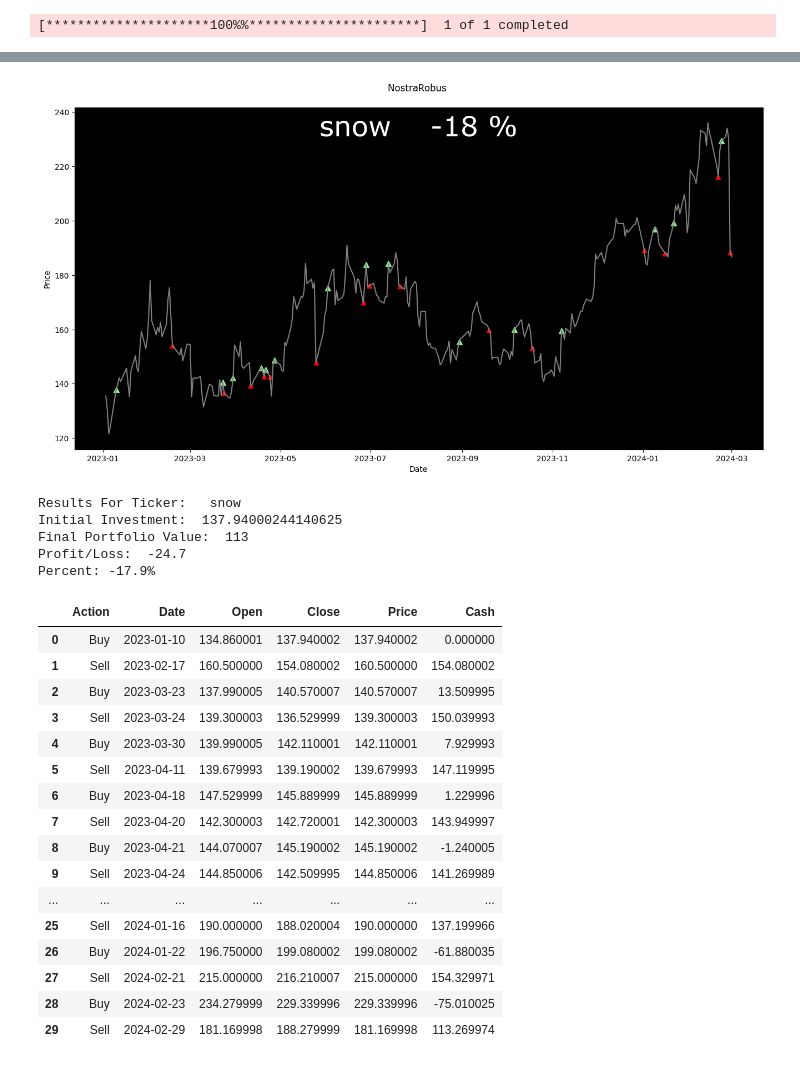
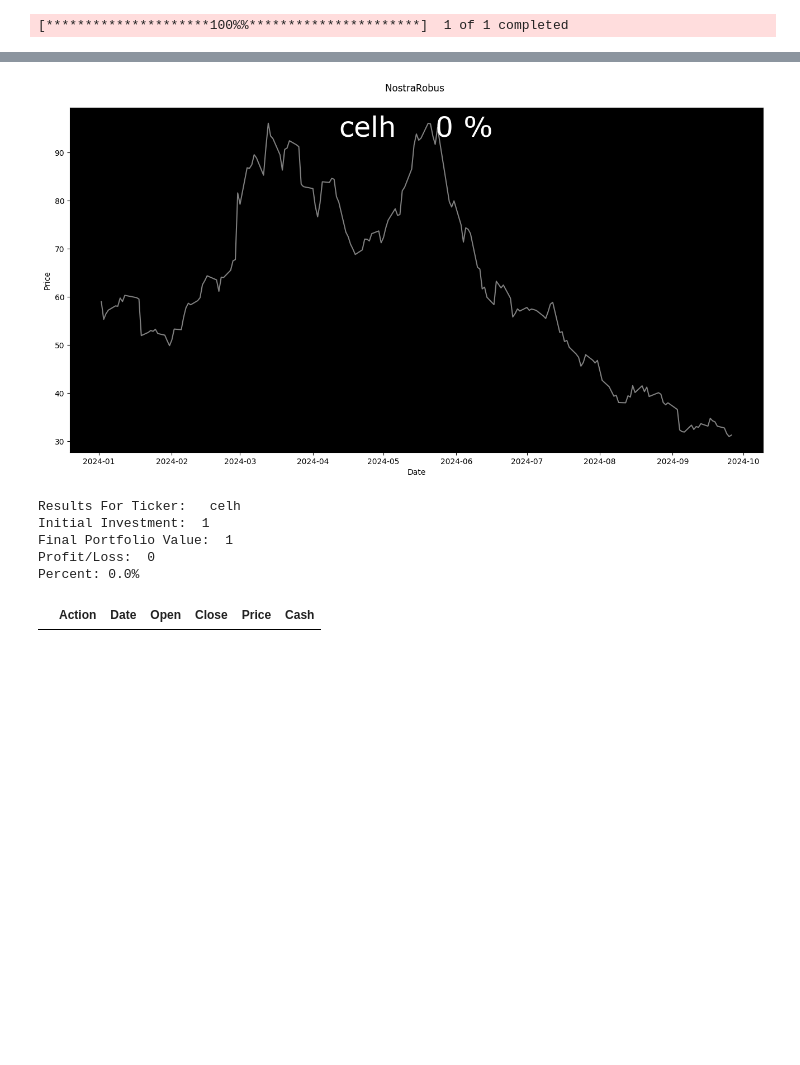
Before and after one commit to rindel/labs, a Jupyter notebook: ticker_technical_analysis.ipynb, the cells around one changed output, grey strips where cells are left out. Saved outputs shown, nothing was run; the diff lists cells and outputs as text; code cells hidden in the pictures; blank space fills up the shorter version.

```diff
--- a/ticker_technical_analysis.ipynb
+++ b/ticker_technical_analysis.ipynb
@@ -9,10 +9,10 @@ import matplotlib.pyplot as plt
 # need to figure out how to ger around ema_a > ema_b on second time while rsi check is positive.
 # dkng u path nvda arkg pltr ttd sofi ionq tsla googl celh arm rblx hcp ai joby
 # %%
-ticker = 'snow'
+ticker = 'celh'
 # %%
 # Fetch data for a ticker
-df = yf.download(ticker, start='2023-01-01', end='2024-03-02')
+df = yf.download(ticker, start='2024-01-01', end='2024-09-27')
 # %% [output]
 [*********************100%%**********************]  1 of 1 completed
 # %%
@@ -38,8 +38,8 @@ rs = gain / loss
 rsi = 100 - (100 / (1 + rs))
 
 # Define the overbought and oversold levels (typically 70 and 30, respectively)
-overbought_level = float(0.0)
-oversold_level = float(0.0)
+overbought_level = float(80.0)
+oversold_level = float(30.0)
 
 # Compute the median between overbought and oversold levels
 median_rsi = np.median([overbought_level, oversold_level])
@@ -63,9 +63,11 @@ def calculate_macd(df):
 
 df['MACD'], df['Signal'] = calculate_macd(df)
 # %%
+# Identify when the 5-day EMA crosses above the 21-day EMA & rsi_check condition is met
+crossed_above = (df['EMA_A'] > df['EMA_B']) & (df['EMA_A'].shift(1) < df['EMA_B'].shift(1)) & (rsi_check)
+
 # Identify when the 5-day EMA crosses above the 21-day EMA
-# crossed_above = (df['EMA_A'] > df['EMA_B']) & (df['EMA_A'].shift(1) < df['EMA_B'].shift(1)) & (rsi_check)
-crossed_above = (df['EMA_A'] > df['EMA_B']) & (df['EMA_A'].shift(1) < df['EMA_B'].shift(1))
+# crossed_above = (df['EMA_A'] > df['EMA_B']) & (df['EMA_A'].shift(1) < df['EMA_B'].shift(1))
 # %%
 # # # Identify when the MACD line crosses below the signal line
 # crossed_above = (df['MACD'] > df['Signal']) & (df['MACD'].shift(1) <= df['Signal'].shift(1))
@@ -140,6 +133,6 @@ df
 # %%
 # Initialize variables
-init_cost = 0
+init_cost = 1 # we need this set so when conditions are not met, we don't divide by 0
 cash = init_cost  # Initial cash balance
 shares_owned = 0
 portfolio_value = cash
@@ -183,59 +176,41 @@ for index, row in df.iterrows():
 # Calculate final portfolio value
 portfolio_value = cash
 
 # Evaluate performance
 initial_investment = init_cost # Initial cash investment
 profit_loss = portfolio_value - initial_investment
+
 percent = (profit_loss / initial_investment) * 100
 
 # Add the ticker symbol and other things as labels
 plt.text(0.5, 0.9, ticker + '    ' + str(round(percent)) + ' %', transform=plt.gca().transAxes, fontsize=36, verticalalignment='bottom', \
          horizontalalignment='center', fontname='MS Reference Sans Serif', fontweight='bold', color='white')
 plt.title('NostraRobus \n', fontname='MS Reference Sans Serif', fontweight='bold', color='black')
 plt.xlabel('Date', color='black')
 plt.ylabel('Price', color='black')
 plt.tick_params(axis='x', colors='black')
 plt.tick_params(axis='y', colors='black')
 plt.grid(False)
 plt.show()
 
 
 
-
-
-
 print('Results For Ticker:  ', ticker)
 print('Initial Investment: ', initial_investment)
 print("Final Portfolio Value: ", int(portfolio_value))
 print("Profit/Loss: ", round(profit_loss,1))
 print("Percent: {:.1f}%".format(percent))
 print('\n')
 transactions_df = pd.DataFrame(transactions, columns=['Action', 'Date', 'Open', 'Close', 'Price', 'Cash'])
 transactions_df
 # %% [output]
-[figure, old version]
+[figure, new version]
-Results For Ticker:   snow
-Initial Investment:  137.94000244140625
-Final Portfolio Value:  113
-Profit/Loss:  -24.7
-Percent: -17.9%
+Results For Ticker:   celh
+Initial Investment:  1
+Final Portfolio Value:  1
+Profit/Loss:  0
+Percent: 0.0%
 |  | Action | Date | Open | Close | Price | Cash |
-| 0 | Buy | 2023-01-10 | 134.860001 | 137.940002 | 137.940002 | 0.000000 |
-| 1 | Sell | 2023-02-17 | 160.500000 | 154.080002 | 160.500000 | 154.080002 |
-| 2 | Buy | 2023-03-23 | 137.990005 | 140.570007 | 140.570007 | 13.509995 |
-| 3 | Sell | 2023-03-24 | 139.300003 | 136.529999 | 139.300003 | 150.039993 |
-| 4 | Buy | 2023-03-30 | 139.990005 | 142.110001 | 142.110001 | 7.929993 |
-| 5 | Sell | 2023-04-11 | 139.679993 | 139.190002 | 139.679993 | 147.119995 |
-| 6 | Buy | 2023-04-18 | 147.529999 | 145.889999 | 145.889999 | 1.229996 |
-| 7 | Sell | 2023-04-20 | 142.300003 | 142.720001 | 142.300003 | 143.949997 |
-| 8 | Buy | 2023-04-21 | 144.070007 | 145.190002 | 145.190002 | -1.240005 |
-| 9 | Sell | 2023-04-24 | 144.850006 | 142.509995 | 144.850006 | 141.269989 |
-| ... | ... | ... | ... | ... | ... | ... |
-| 25 | Sell | 2024-01-16 | 190.000000 | 188.020004 | 190.000000 | 137.199966 |
-| 26 | Buy | 2024-01-22 | 196.750000 | 199.080002 | 199.080002 | -61.880035 |
-| 27 | Sell | 2024-02-21 | 215.000000 | 216.210007 | 215.000000 | 154.329971 |
-| 28 | Buy | 2024-02-23 | 234.279999 | 229.339996 | 229.339996 | -75.010025 |
-| 29 | Sell | 2024-02-29 | 181.169998 | 188.279999 | 181.169998 | 113.269974 |
 # %%
 # df.to_csv('filename.csv', index=True)
 # transactions_df.to_csv('filename.csv', index=True)
```
Also changed, not shown: parts of 4 cells of this notebook.
